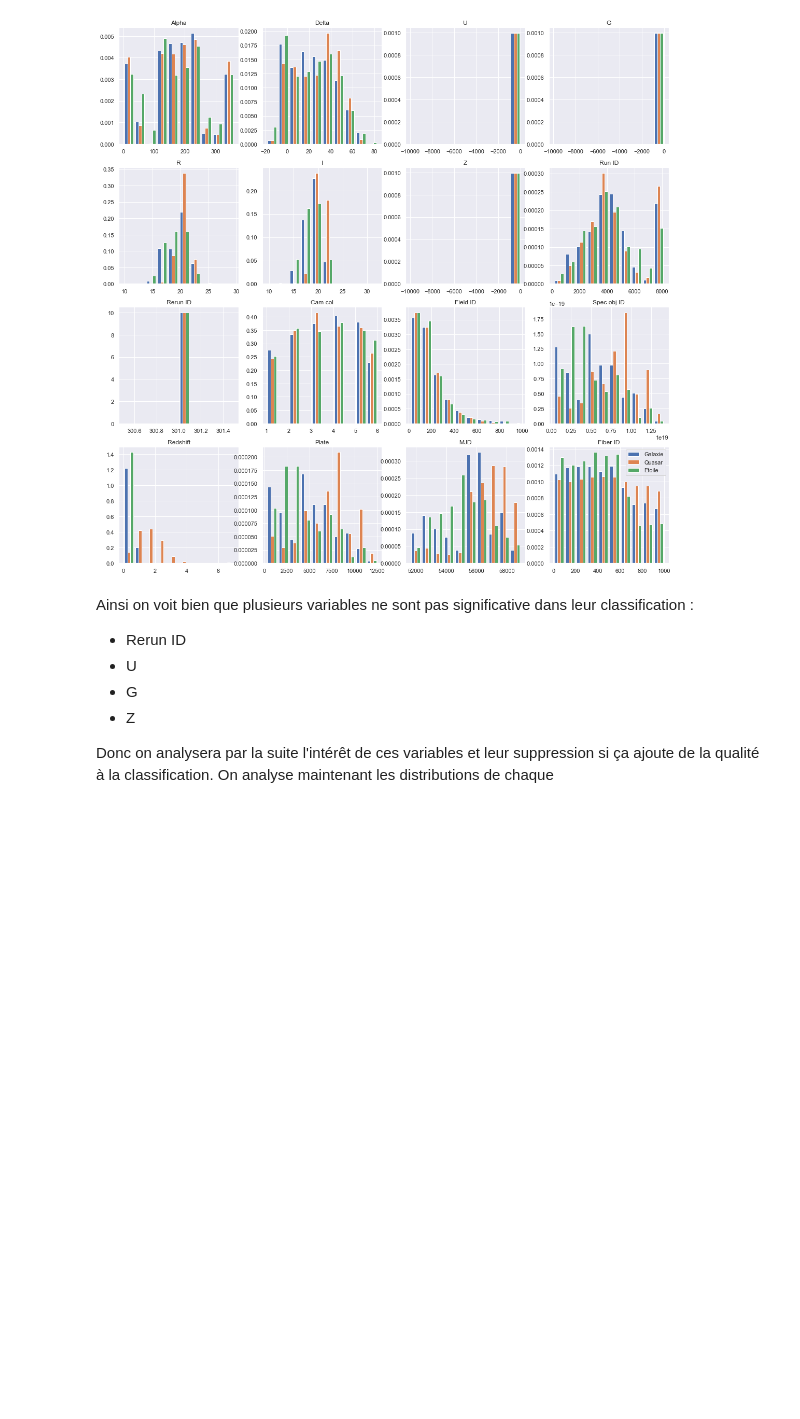
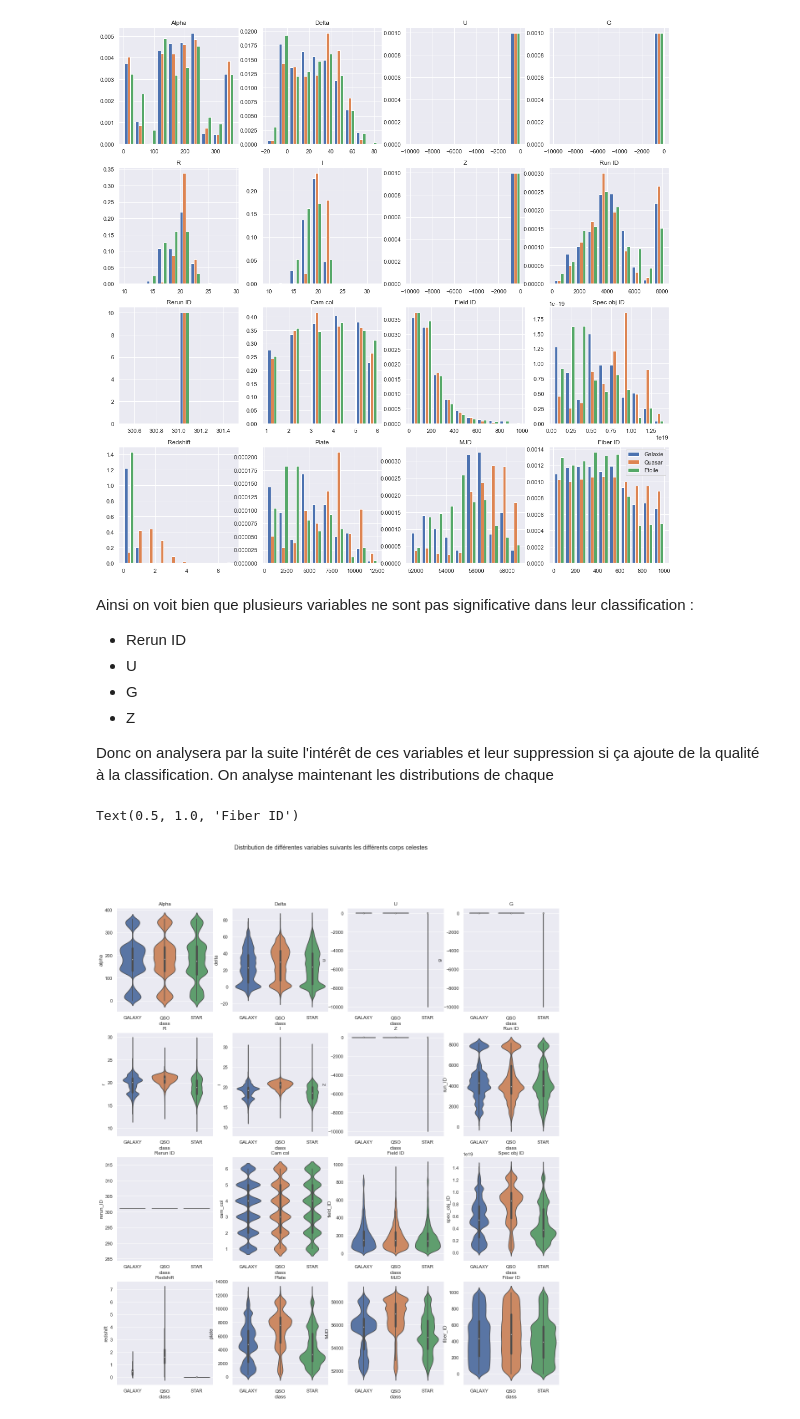
Before and after one commit to MohamedNennouche/stellar-classification, a Jupyter notebook: notebook-stellar.ipynb, the cells around one changed output. Cells and saved outputs as stored; diff of their text form; code cells hidden in the pictures; blank space fills up the shorter version.

```diff
--- a/notebook-stellar.ipynb
+++ b/notebook-stellar.ipynb
@@ -275,3 +275,58 @@ Ainsi on voit bien que plusieurs variables ne sont pas significative dans leur c
 - Z
 
 Donc on analysera par la suite l'intérêt de ces variables et leur suppression si ça ajoute de la qualité à la classification. On analyse maintenant les distributions de chaque
+# %%
+sns.set_theme(style="darkgrid")
+fig, axes = plt.subplots(4, 4, figsize=(19,21),)
+fig.suptitle('Distribution de différentes variables suivants les différents corps celestes')
+
+sns.violinplot(ax=axes[0, 0],data=data_stellar ,x='class', y='alpha')
+axes[0,0].set_title('Alpha')
+
+sns.violinplot(ax=axes[0, 1],data=data_stellar ,x='class', y='delta')
+axes[0,1].set_title('Delta')
+
+sns.violinplot(ax=axes[0, 2],data=data_stellar ,x='class', y='u')
+axes[0,2].set_title('U')
+
+sns.violinplot(ax=axes[0, 3],data=data_stellar ,x='class', y='g')
+axes[0,3].set_title('G')
+
+sns.violinplot(ax=axes[1, 0],data=data_stellar ,x='class', y='r')
+axes[1,0].set_title('R')
+
+sns.violinplot(ax=axes[1, 1],data=data_stellar ,x='class', y='i')
+axes[1,1].set_title('I')
+
+sns.violinplot(ax=axes[1, 2],data=data_stellar ,x='class', y='z')
+axes[1,2].set_title('Z')
+
+sns.violinplot(ax=axes[1, 3],data=data_stellar ,x='class', y='run_ID')
+axes[1,3].set_title('Run ID')
+
+sns.violinplot(ax=axes[2, 0],data=data_stellar ,x='class', y='rerun_ID')
+axes[2,0].set_title('Rerun ID')
+
+sns.violinplot(ax=axes[2, 1],data=data_stellar ,x='class', y='cam_col')
+axes[2,1].set_title('Cam col')
+
+sns.violinplot(ax=axes[2, 2],data=data_stellar ,x='class', y='field_ID')
+axes[2,2].set_title('Field ID')
+
+sns.violinplot(ax=axes[2, 3],data=data_stellar ,x='class', y='spec_obj_ID')
+axes[2,3].set_title('Spec obj ID')
+
+sns.violinplot(ax=axes[3, 0],data=data_stellar ,x='class', y='redshift')
+axes[3,0].set_title('Redshift')
+
+sns.violinplot(ax=axes[3, 1],data=data_stellar ,x='class', y='plate')
+axes[3,1].set_title('Plate')
+
+sns.violinplot(ax=axes[3, 2],data=data_stellar ,x='class', y='MJD')
+axes[3,2].set_title('MJD')
+
+sns.violinplot(ax=axes[3, 3],data=data_stellar ,x='class', y='fiber_ID')
+axes[3,3].set_title('Fiber ID')
+# %% [output]
+Text(0.5, 1.0, 'Fiber ID')
+[figure, added]
```
Also changed, not shown: parts of 23 cells of this notebook, 1 other file.
